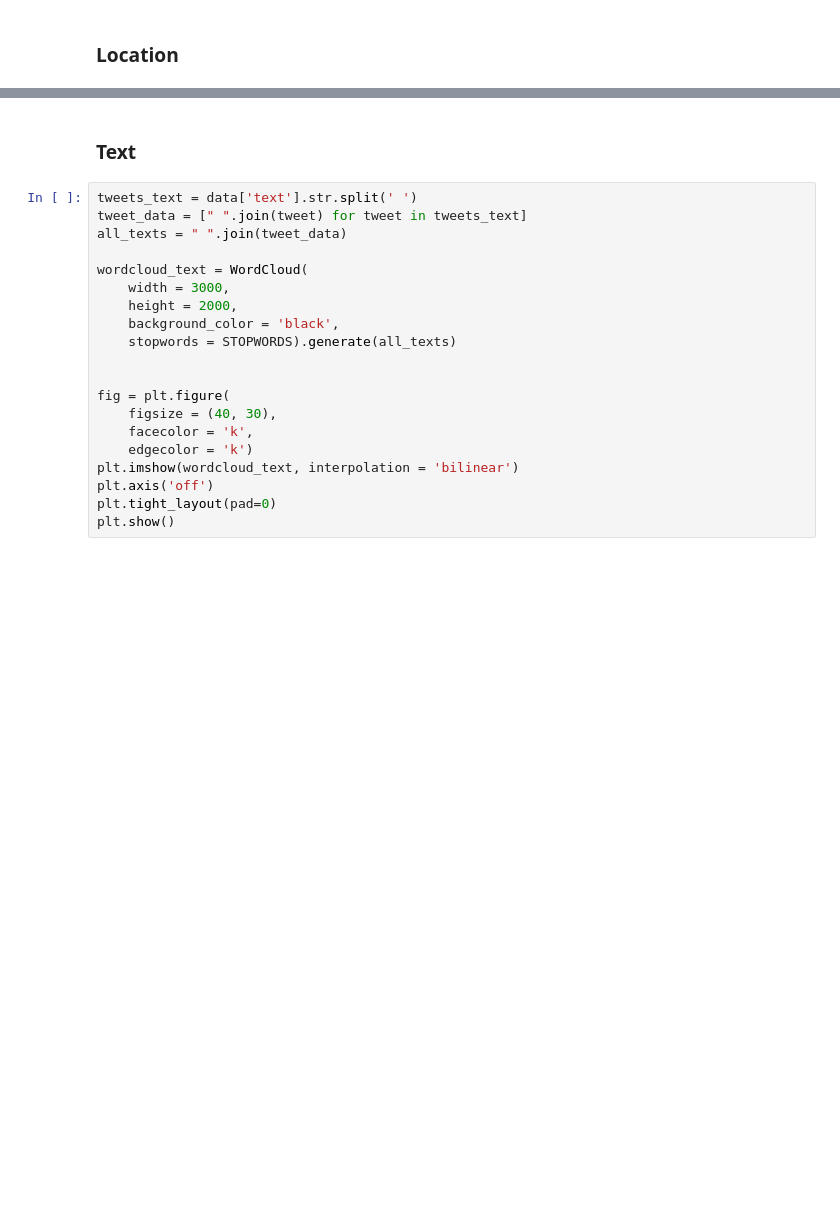
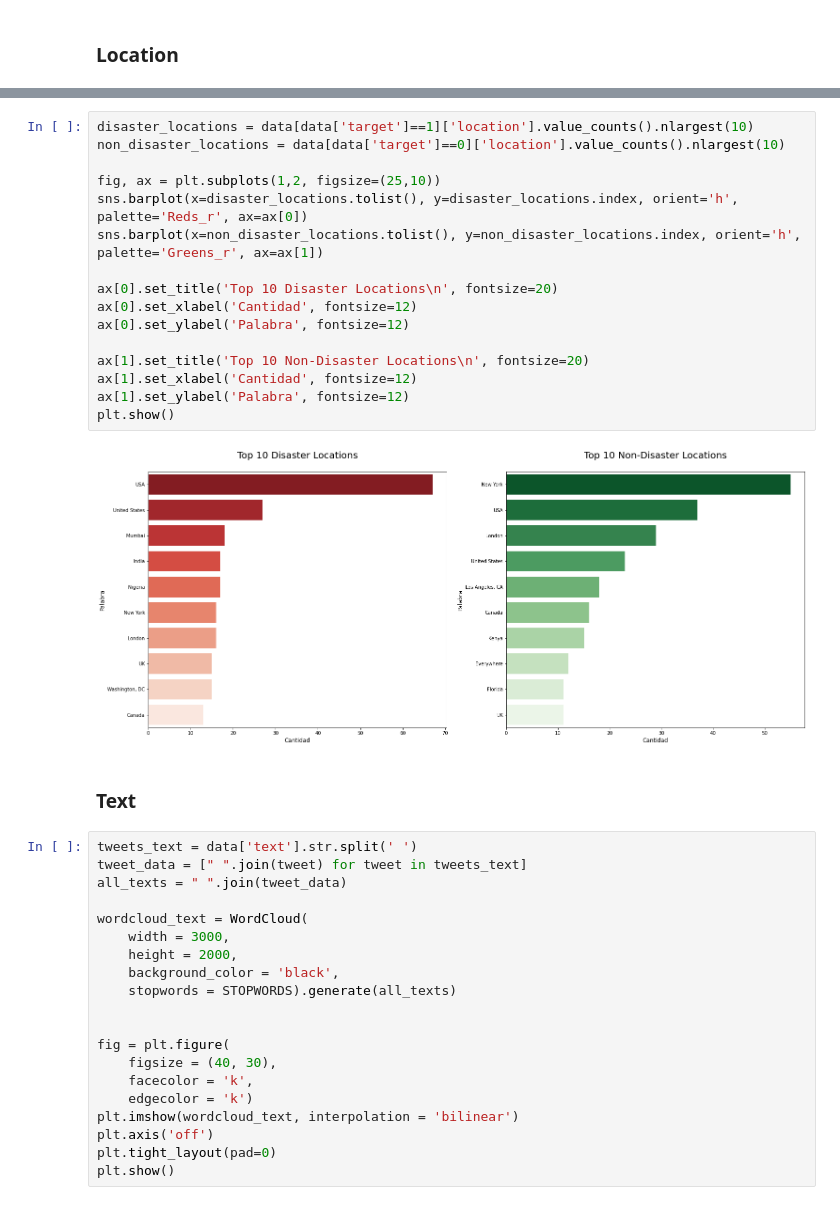
Before and after one commit to UVG-Teams/NLP-Disaster-Tweets, a Jupyter notebook: main.ipynb, the cells around one changed output, grey strips where cells are left out. Saved outputs shown, nothing was run; the diff lists cells and outputs as text; blank space fills up the shorter version.

```diff
--- a/main.ipynb
+++ b/main.ipynb
@@ -112,3 +133,21 @@ Text(0, 0.5, 'Palabra')
+# %%
+disaster_locations = data[data['target']==1]['location'].value_counts().nlargest(10)
+non_disaster_locations = data[data['target']==0]['location'].value_counts().nlargest(10)
+
+fig, ax = plt.subplots(1,2, figsize=(25,10))
+sns.barplot(x=disaster_locations.tolist(), y=disaster_locations.index, orient='h', palette='Reds_r', ax=ax[0])
+sns.barplot(x=non_disaster_locations.tolist(), y=non_disaster_locations.index, orient='h', palette='Greens_r', ax=ax[1])
+
+ax[0].set_title('Top 10 Disaster Locations\n', fontsize=20)
+ax[0].set_xlabel('Cantidad', fontsize=12)
+ax[0].set_ylabel('Palabra', fontsize=12)
+
+ax[1].set_title('Top 10 Non-Disaster Locations\n', fontsize=20)
+ax[1].set_xlabel('Cantidad', fontsize=12)
+ax[1].set_ylabel('Palabra', fontsize=12)
+plt.show()
+# %% [output]
+[figure, added]
 # %% [markdown]
 ### Text
 # %%
```
Also changed, not shown: parts of 10 cells of this notebook.
